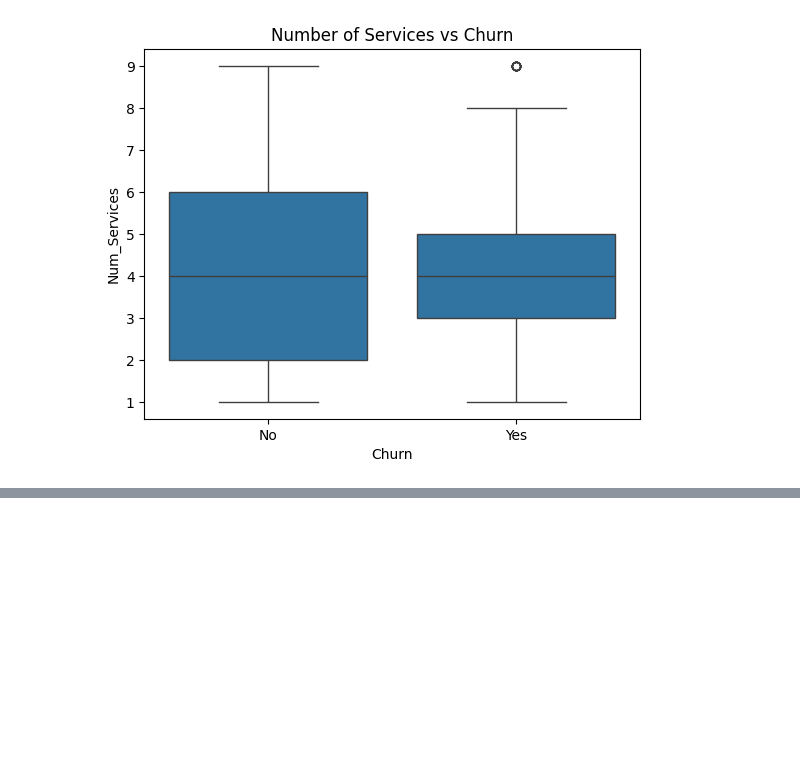
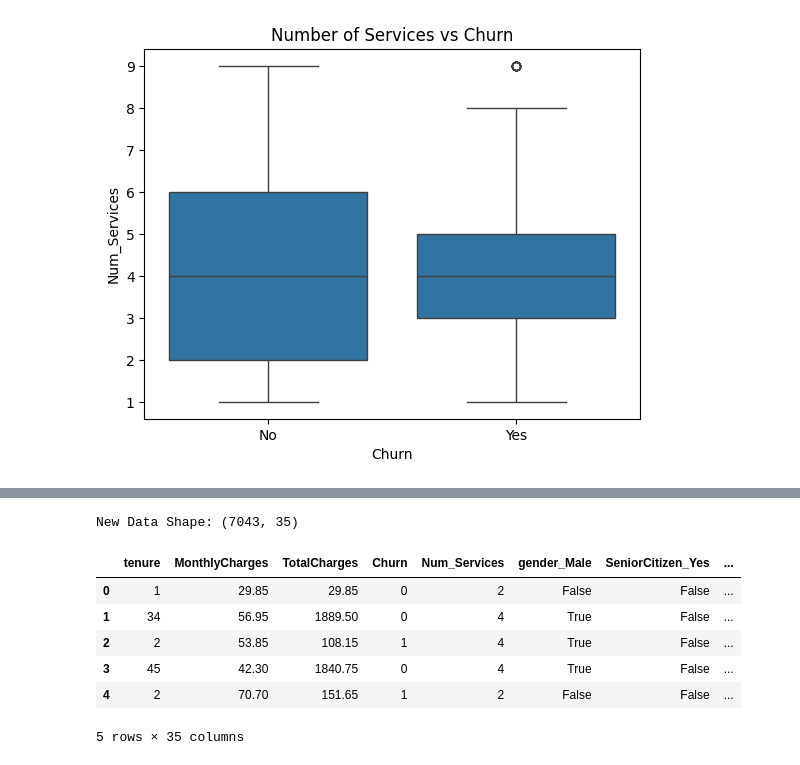
Before and after one commit to Subhro-ai/ICSSR_Telco_Customer_Churn, a Jupyter notebook: customer_churn_prediction.ipynb, the cells around one changed output, grey strips where cells are left out. Cells and saved outputs as stored; diff of their text form; code cells hidden in the pictures; blank space fills up the shorter version.

Commit message:
Data Preprocessing & Baseline Model

```diff
--- a/customer_churn_prediction.ipynb
+++ b/customer_churn_prediction.ipynb
@@ -141,0 +150,19 @@ plt.show()
+# %%
+# 1. Encode Target (Churn)
+df['Churn'] = df['Churn'].map({'Yes': 1, 'No': 0})
+
+# 2. One-Hot Encoding for other categorical variables
+# drop_first=True avoids the "dummy variable trap" for linear models
+df_encoded = pd.get_dummies(df, drop_first=True)
+
+print(f"New Data Shape: {df_encoded.shape}")
+df_encoded.head()
+# %% [output]
+New Data Shape: (7043, 35)
+|  | tenure | MonthlyCharges | TotalCharges | Churn | Num_Services | gender_Male | SeniorCitizen_Yes | ... |
+| 0 | 1 | 29.85 | 29.85 | 0 | 2 | False | False | ... |
+| 1 | 34 | 56.95 | 1889.50 | 0 | 4 | True | False | ... |
+| 2 | 2 | 53.85 | 108.15 | 1 | 4 | True | False | ... |
+| 3 | 45 | 42.30 | 1840.75 | 0 | 4 | True | False | ... |
+| 4 | 2 | 70.70 | 151.65 | 1 | 2 | False | False | ... |
+5 rows × 35 columns
```
Also changed, not shown: parts of 1 cell of this notebook.
